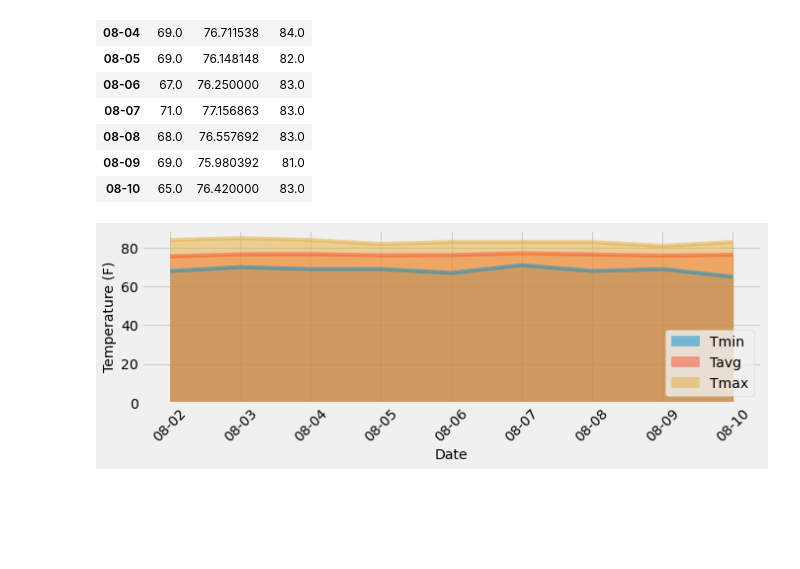
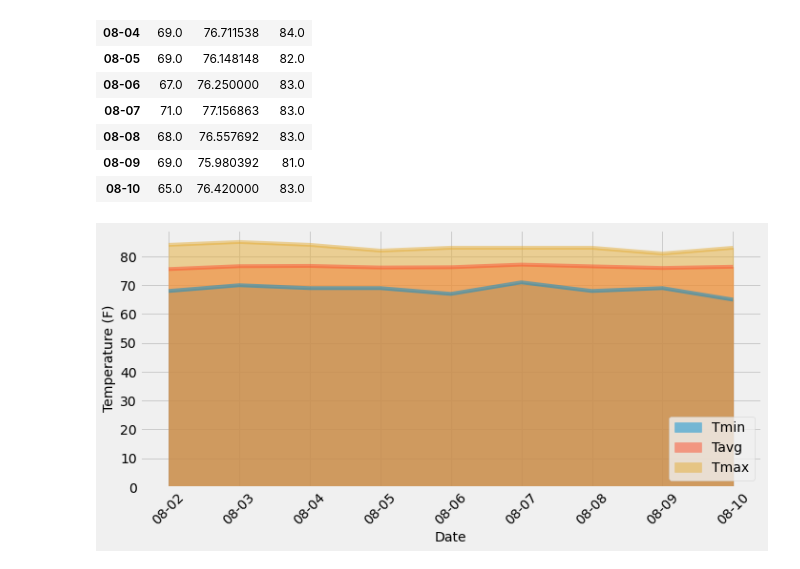
Before and after one commit to cecileung1208/Homework, a Jupyter notebook: Unit 10 - SQL_Alchemy Challenge/climate_starter.ipynb, the cells around one changed output. Drawn from its saved outputs; the diff is of its cells as text; code cells hidden in the pictures; blank space fills up the shorter version.

```diff
--- a/Unit 10 - SQL_Alchemy Challenge/climate_starter.ipynb
+++ b/Unit 10 - SQL_Alchemy Challenge/climate_starter.ipynb
@@ -535,11 +538,12 @@ normals_df
 # %%
 # Plot the daily normals as an area plot with `stacked=False`
 
-ax = normals_df.plot.area(stacked=False, rot = 45, figsize=(10,3))
+ax = normals_df.plot.area(stacked=False, rot = 45, figsize=(10,5))
 plt.xlabel("Date", fontsize = 14)
 plt.ylabel("Temperature (F)", fontsize = 14)
 plt.legend(loc='lower right')
+plt.tight_layout()
 plt.savefig("Output Files/Daily Normals")
 plt.show()
 # %% [output]
-[figure, old version]
+[figure, new version]
```
Also changed, not shown: parts of 3 cells of this notebook, 4 other files.
